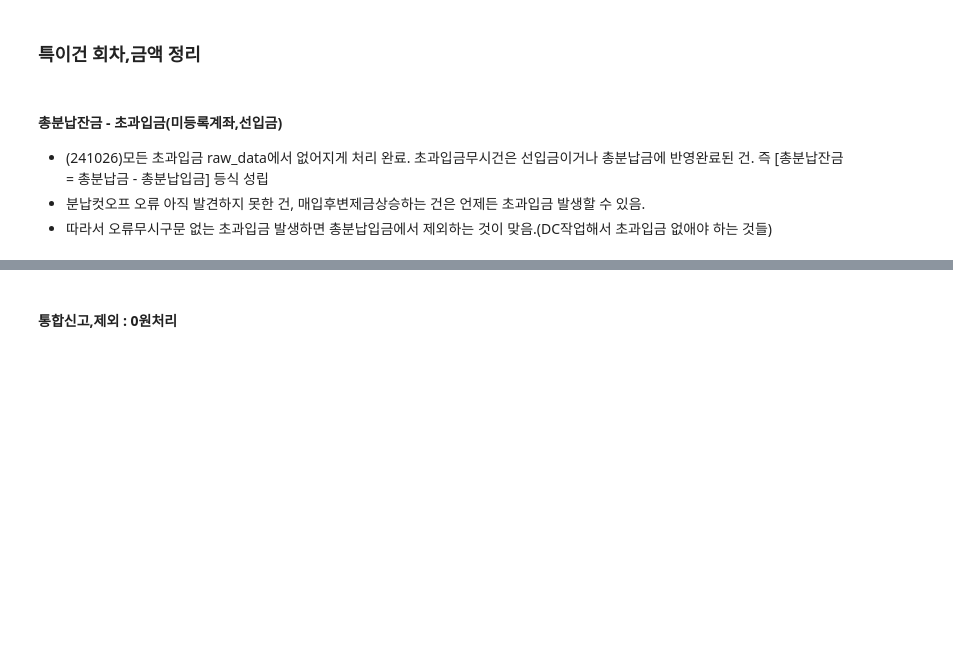
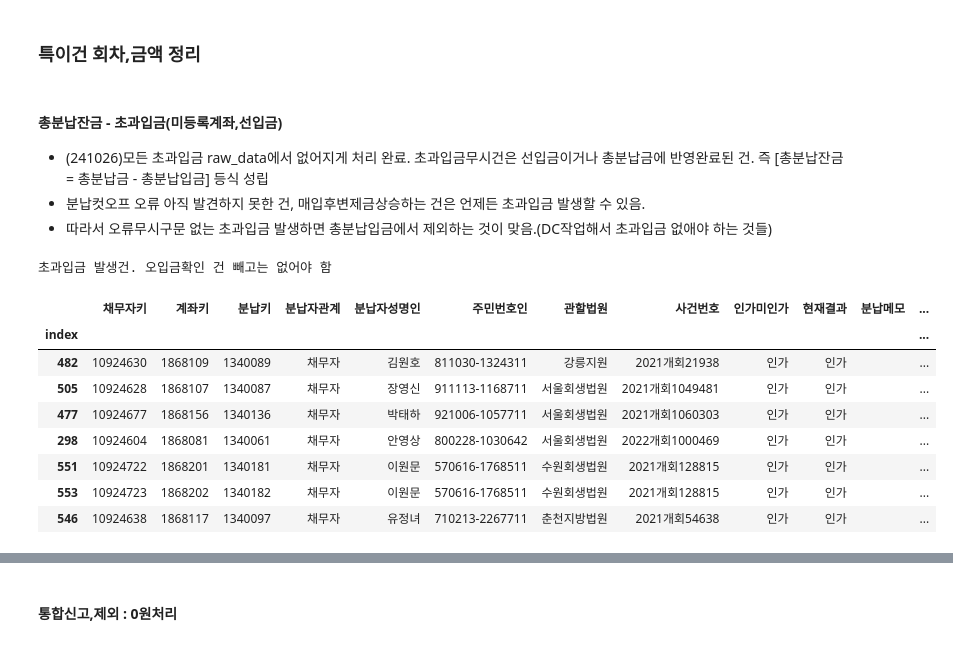
Before and after one commit to jbmyou/python_work, a Jupyter notebook: fileNaming/자산정리/전산_자산정리_개인회생.ipynb, the cells around one changed output, grey strips where cells are left out. Saved outputs shown, nothing was run; the diff lists cells and outputs as text; code cells hidden in the pictures; blank space fills up the shorter version.

```diff
--- a/fileNaming/자산정리/전산_자산정리_개인회생.ipynb
+++ b/fileNaming/자산정리/전산_자산정리_개인회생.ipynb
@@ -166,9 +165,10 @@ if True :
 ### 파일 읽기 및 저장
 # %%
 # 전달 미종결인가건 : 변제금 변화 등 확인 위해
-전달미종결인가건 = pd.read_pickle(functions.키워드로파일명찾기(join(path_base, company, previous_cutoff, "개인회생점검"), "미종결인가건.*pkl", "", 전체경로=True))
+if previous_cutoff :
+    전달미종결인가건 = pd.read_pickle(functions.키워드로파일명찾기(join(path_base, company, previous_cutoff, "개인회생점검"), "미종결인가건.*pkl", "", 전체경로=True))
 
-# 이달 개인회생파일
+# 이달 개인회생파일 읽기 및 pkl 저장
 if ext == ".xlsx" :
     path_raw_data = join(path_wd, name_dataset+ext)
     raw_data_ori = pd.read_excel(path_raw_data, dtype=rehabilitation_dtype).fillna("")
@@ -696,7 +682,7 @@ if True :
     미종결인가건["납입회차차이2"] = (미종결인가건.납입회차 - (미종결인가건.현재변제회차 - 미종결인가건.법원미납회차1)) # 출금대상잔액까지 고려, 변제내용에서는 다른 로직으로 이 내용 반영했고, 미종결인가건 파일에서 쉽게 확인하기 위해 따로 추가함
     미종결인가건["현재회차차이"] = 미종결인가건.현재회차 - 미종결인가건.현재변제회차
 
-# 2. 채권자실변제시작일(실입금액 있는 회차 도래여부) to 변제현황조회서비스이용불가
+# 2. 채권자실변제시작일(실입금액 있는 변제회차 도래여부) to 변제현황조회서비스이용불가
 if True :
     def 채권자변제시작일찾기(row) :
         """인가일과 실입금액(분납시작일을 포함) 있는 변제일 비교해서"""
@@ -803,12 +789,17 @@ if True :
     미종결인가건["현재회차변제금"] = 미종결인가건.apply(lambda row : 현재회차변제금찾기(row), axis=1) # pd.Series로 감싸는 건 반환값이 2개 이상일 때
 
     # 일시변제금액, 재산처분금액 찾기
+    # cf) 전산의 일시변제액은 -1중 첫번째 것만 불러옴. 2개 있는 거 한 건 있음 20526458
+    # cf) 전산의 재산처분액도 마찬가지. 대신 재산처분액이 2건 이상인 경우는 현재 없음.
+    # cf) 전산의 재산처분예정금액, 재산처분납입금액열은 변제현황의 금액으로 전체권자를 대상으로 한 금액.
+    # ★★★ 재산처분납입금액 있으면 입금되는거다.
     def 일시재산변제금찾기(row) :
         일시변제금액, 재산처분금액 = 0, 0
         for i in range(10, 0, -1) :
-            if row[f'변제회차{i}'] == "-1" :
+            변제회차 = str(row[f'변제회차{i}'])
+            if re.search("-1|일시", 변제회차) :
                 일시변제금액 += row[f'변제예정액{i}'] # 혹시 여러개일 수도
-            elif row[f'변제회차{i}'] == "-2" :
+            elif re.search("-2|재산", 변제회차) :
                 재산처분금액 += row[f'변제예정액{i}'] # 혹시 여러개일 수도
         return 일시변제금액, 재산처분금액
 
@@ -901,11 +892,13 @@ if True :
     print('병합전 미종결인가건', len(미종결인가건))
     미종결인가건 = 미종결인가건.reset_index()
     미종결인가건 = 미종결인가건.merge(변제금merged, on=['분납키'], how='left')
-        # 변제금 변동여부 확인 : 전달 실변제금1과 비교
+
+    # 변제금 변동여부(전달 실변제금1과 비교), 자투리금액 확인
     미종결인가건 = 미종결인가건.merge(전달미종결인가건[["분납키", "실변제금1"]],on=["분납키"], how='left', suffixes=["","_전달"])
     미종결인가건 = 미종결인가건.set_index('index')
 
     미종결인가건["변제금변동"] = 미종결인가건["실변제금1"] - 미종결인가건["실변제금1_전달"]
+    미종결인가건["자투리금액"] = 미종결인가건["총분납입금"] - 미종결인가건["납입회차총액"]
 
 
     # 타입은 항상 최종병합 후에 해야 함
@@ -1247,6 +1247,10 @@ def 분납컷오프일수정하기(row):
 # %%
 # 변제정상건 재정의 하는 코드 없으니 여기만 반복실행해도 됨
 # 오류조건과 값 정의
+####################################################################
+# 납입회차차이는 전수조사 후 1,2 모두 고려할지 1만 고려할지 코드 수정(일단 더 많은 건을 확인하기 위해 1만 봤다.)
+# 초과입금(회차완납 but 납입회차1(미납회차) 차이나는 경우 점검 결과 반영
+####################################################################
 if True :
     # 점검항목별 오류무시구문
         # 초과입금 발생원인 중 미등록계좌,매입전회차상승분,-회차,오입금은 '회생폐지'를 통해 애초에 발생하지 않게 처리한다.
@@ -1269,7 +1273,7 @@ if True :
     총분납회차오류cond = (변제정상건.총분납회차!=변제정상건.전체변제회차)
     # 2. 현재회차차이오류 : 차이가 있는 건 중 +1회차 차이는 예정일이 조회일과 같으면 오류무시
     현재회차오류cond = ((변제정상건["현재회차차이"]==1)&(변제정상건["최근변제예정일"]!=조회일_dt))|((변제정상건["현재회차차이"].abs()>1)|(변제정상건["현재회차차이"]==-1))
-    # 3. 납입회차차이1오류 : 미납소수부분과 출금대상회차로 정확히 커버가 안 되는 경우
+    # 3. 납입회차차이오류 : 1(법원미납회차만), 2(출금대상회차까지고려) 둘 모두 오류나면 점검하려 했으나, 일단은 1만 틀려도 전수조사해보고 검수이유가 있었는지 확인 후에 코드 수정하자
         # 납입회차차이1 양수 : (공통) -회차 입금 or 선입금 (중간) 분납컷오프일 당겨야? - 매각사의 과소평가, / 출금대상회차가 있다면 그건 다른 채권사의 공탁금이겠다.
         # 납입회차차이1 음수 : (공통) 법원 입금요청 (중간) 매각사 입금요청 or 공탁금 입금요청
         # 현재회차가 당사납입회차보다 작은 경우(변제예정액 0인 회차)는 납입회차차이1가 0보다 크도록 만들어두었다..
@@ -1294,15 +1298,15 @@ if True :
     초과입금오류cond = [
         변제정상건["초과입금"] > 0,
         변제정상건["총분납금"]<변제정상건["총분납입금"], # 총분납입금이 더 많다면 회차무관, 초회여부 무관 점검대상
-        # 총분납금=총분납입금 같더라도 법원미납회차가 1이상이라면 점검대상(출금대상잔액은 보지않는다. 다른 채권사 문제)
         ###########################################
+        # 전회차완납(총분납금=총분납입금)이더라도 법원미납회차가 1이상이라면 점검대상(출금대상잔액은 보지않는다. 다른 채권사 문제)
         # 중간회차는 채권자변경기간에 공탁이 발생할 수 있고, 매각사가 계산을 잘못했다면 받을 게 있을 수 있으니 일단 테스트로 중간회차 한두개 전화확인해보자. 출금대상잔액 뭐냐고
-        (변제정상건["총분납금"]==변제정상건["총분납입금"]) & (변제정상건["법원미납회차"]>=1)
+        (변제정상건["총분납금"]==변제정상건["총분납입금"]) & (변제정상건["납입회차차이1"]>=1)
         ]
     초과입금오류values = [
-        변제내용오류구문[3] +", ",
-        변제내용오류구문[3] + "_총분납금초과, ",
-        변제내용오류구문[3] + "_법원잔여회차있음"
+        변제내용오류구문[4] +", ",
+        변제내용오류구문[4] + "_총분납금초과, ",
+        변제내용오류구문[4] + "_법원잔여회차있음"
     ]
 
 
@@ -1443,8 +1447,19 @@ raw_data.loc[미종결인가건.index, ["마지막회차변제금", "일시변
 # %%
 # 1) 총분납금 : 추가할 건 위에서 했다. 수정할 거 없음
 # 2) 총분납입금 : 초과입금을 포함한다. 무시건을 제외하고는 총분납입금에서 초과입금을 빼주어야 한다.
 # 변제정상건에서 오류무시구문 없는 초과입금은 초과입금점검열이 ""이 아니다.
-초과입금ind = 변제정상건[변제정상건["초과입금점검"]!=""].index
+초과입금ind = 변제정상건[(변제정상건["초과입금점검"]!="") & (변제정상건["초과입금"]>0) & ~(변제정상건["분납기타"].str.contains('총분납금추가_'))].index
 print("초과입금 발생건. 오입금확인 건 빼고는 없어야 함")
-display(변제정상건.loc[초과입금ind][기본조회칼럼 + 핵심금액칼럼 + ["기타금액", "초과입금"]])
+display(변제정상건.loc[초과입금ind][기본조회칼럼 + 핵심금액칼럼 + ["기타금액", "초과입금","초과입금점검"]])
+# %% [output]
+초과입금 발생건. 오입금확인 건 빼고는 없어야 함
+|  | 채무자키 | 계좌키 | 분납키 | 분납자관계 | 분납자성명인 | 주민번호인 | 관할법원 | 사건번호 | 인가미인가 | 현재결과 | 분납메모 | ... |
+| index |  |  |  |  |  |  |  |  |  |  |  | ... |
+| 482 | 10924630 | 1868109 | 1340089 | 채무자 | 김원호 | 811030-1324311 | 강릉지원 | 2021개회21938 | 인가 | 인가 |  | ... |
+| 505 | 10924628 | 1868107 | 1340087 | 채무자 | 장영신 | 911113-1168711 | 서울회생법원 | 2021개회1049481 | 인가 | 인가 |  | ... |
+| 477 | 10924677 | 1868156 | 1340136 | 채무자 | 박태하 | 921006-1057711 | 서울회생법원 | 2021개회1060303 | 인가 | 인가 |  | ... |
+| 298 | 10924604 | 1868081 | 1340061 | 채무자 | 안영상 | 800228-1030642 | 서울회생법원 | 2022개회1000469 | 인가 | 인가 |  | ... |
+| 551 | 10924722 | 1868201 | 1340181 | 채무자 | 이원문 | 570616-1768511 | 수원회생법원 | 2021개회128815 | 인가 | 인가 |  | ... |
+| 553 | 10924723 | 1868202 | 1340182 | 채무자 | 이원문 | 570616-1768511 | 수원회생법원 | 2021개회128815 | 인가 | 인가 |  | ... |
+| 546 | 10924638 | 1868117 | 1340097 | 채무자 | 유정녀 | 710213-2267711 | 춘천지방법원 | 2021개회54638 | 인가 | 인가 |  | ... |
 # %%
```
Also changed, not shown: parts of 22 cells of this notebook, 5 other files.
